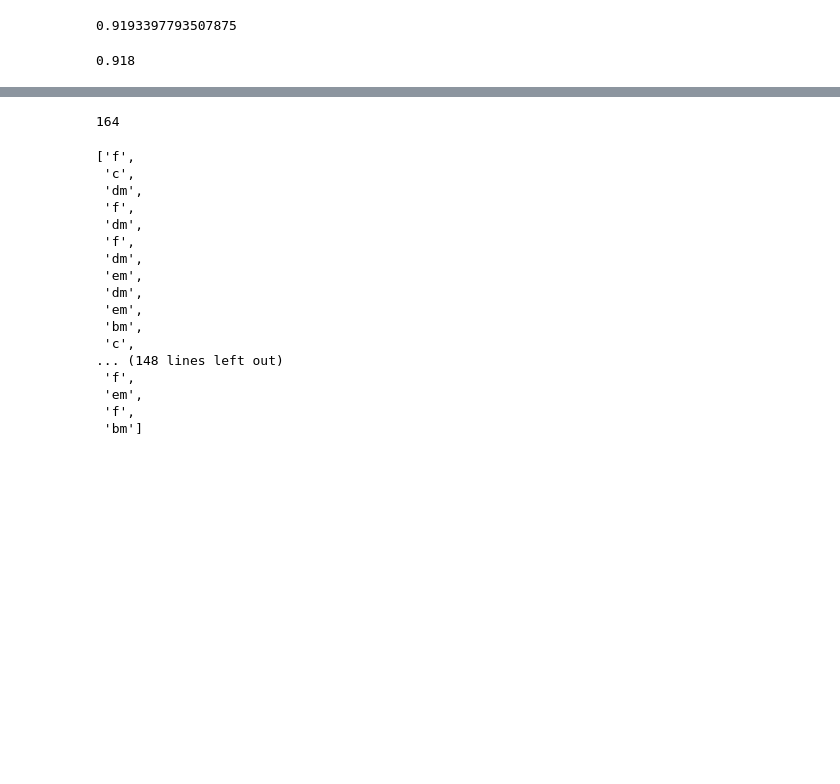
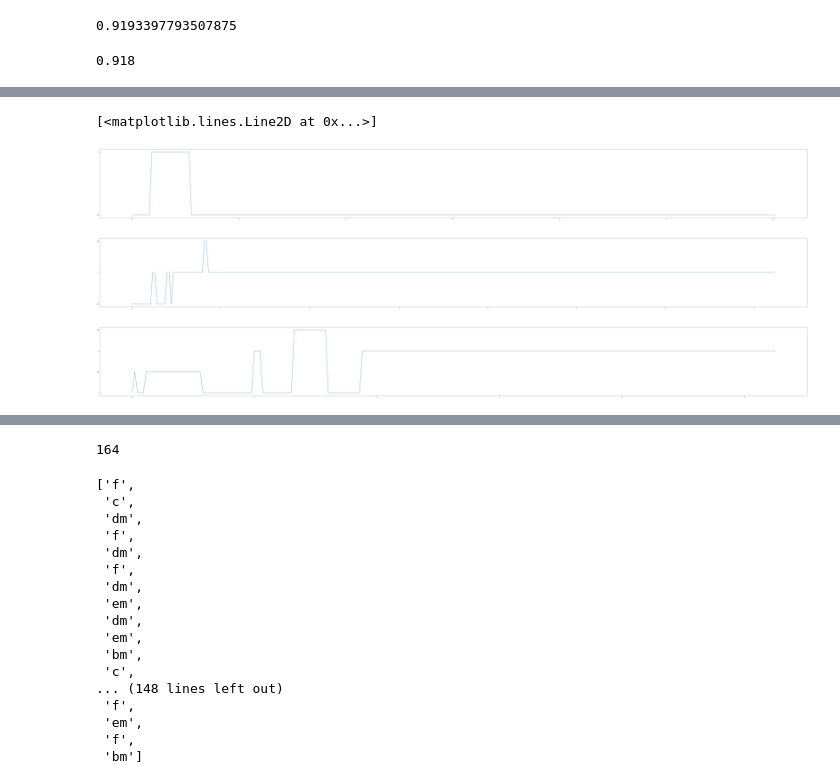
Before and after one commit to Abvbobko/chords_recognition, a Jupyter notebook: chords_recognition.ipynb, the cells around one changed output, grey strips where cells are left out. Cells and saved outputs as stored; diff of their text form; code cells hidden in the pictures; blank space fills up the shorter version.

```diff
--- a/chords_recognition.ipynb
+++ b/chords_recognition.ipynb
@@ -382,0 +391,28 @@ recall_score(y_test, y_pred, average="weighted")
+# %%
+am_df = chromagram_to_df(chord_am, COLUMNS)
+f_df = chromagram_to_df(chord_f, COLUMNS)
+c_df = chromagram_to_df(chord_c, COLUMNS)
+# %%
+am_pred = cb_chord_classifier.predict(am_df)
+f_pred = cb_chord_classifier.predict(f_df)
+c_pred = cb_chord_classifier.predict(c_df)
+# %%
+am_mapped = map_chords(am_pred)
+f_mapped = map_chords(f_pred)
+c_mapped = map_chords(c_pred)
+# %%
+am_time = get_time_from_song(Am, am_mapped)
+f_time = get_time_from_song(F, f_mapped)
+c_time = get_time_from_song(C, c_mapped)
+# %%
+plt.figure(figsize=(100, 10))
+plt.plot(am_time, am_mapped)
+plt.figure(figsize=(100, 10))
+plt.plot(f_time, f_mapped)
+plt.figure(figsize=(100, 10))
+plt.plot(c_time, c_mapped)
+# %% [output]
+[<matplotlib.lines.Line2D at 0x...>]
+[figure, added]
+[figure, added]
+[figure, added]
```
Also changed, not shown: parts of 40 cells of this notebook.
